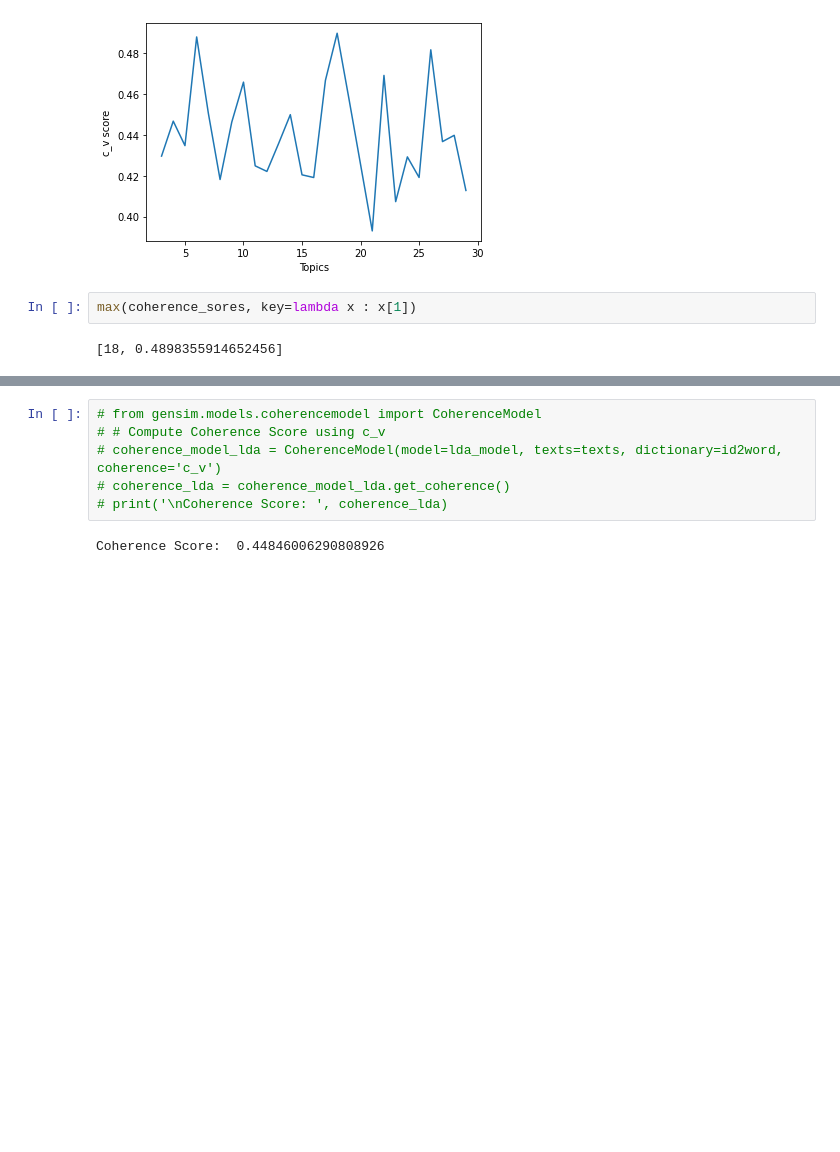
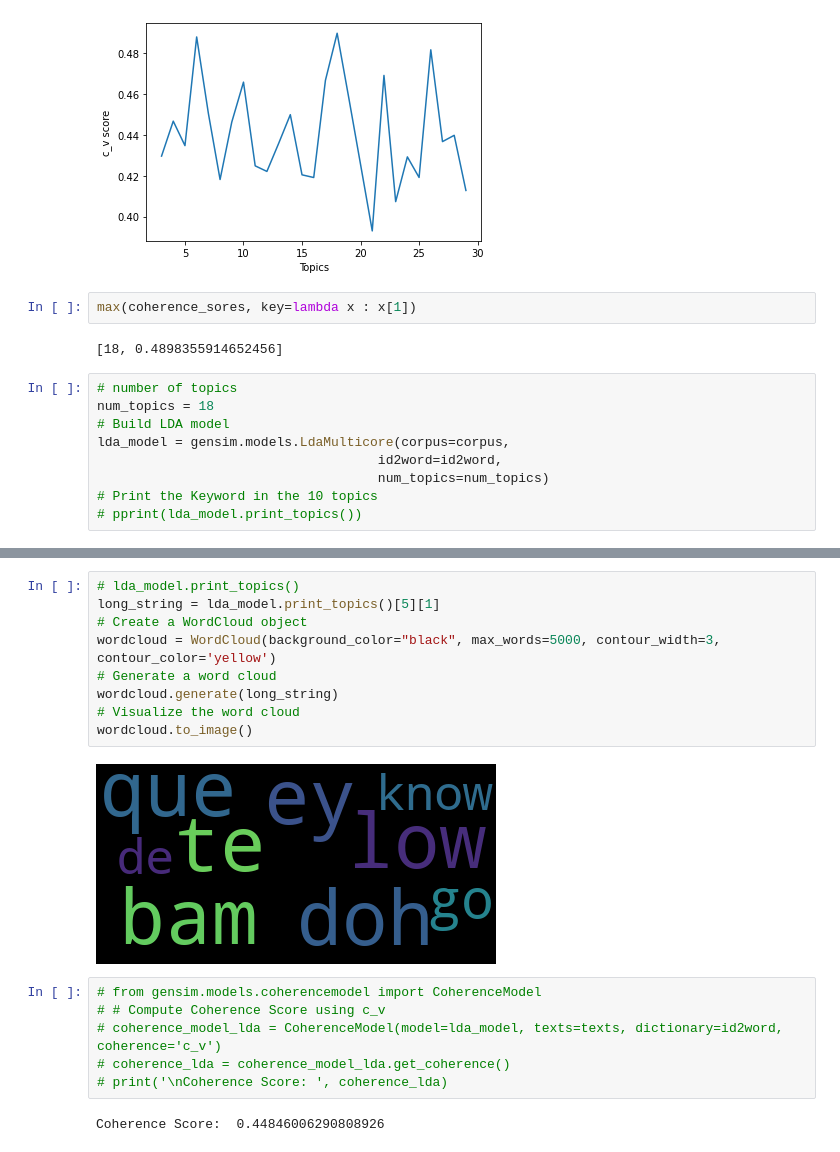
Before and after one commit to arora-ansh/HitPredictor-ML-Project, a Jupyter notebook: LDA.ipynb, the cells around one changed output, grey strips where cells are left out. Drawn from its saved outputs; the diff is of its cells as text; blank space fills up the shorter version.

```diff
--- a/LDA.ipynb
+++ b/LDA.ipynb
@@ -125,3 +125,12 @@ plt.show()
 max(coherence_sores, key=lambda x : x[1])
 # %% [output]
 [18, 0.4898355914652456]
+# %%
+# number of topics
+num_topics = 18
+# Build LDA model
+lda_model = gensim.models.LdaMulticore(corpus=corpus,
+                                    id2word=id2word,
+                                    num_topics=num_topics)
+# Print the Keyword in the 10 topics
+# pprint(lda_model.print_topics())
@@ -128,3 +155,14 @@ max(coherence_sores, key=lambda x : x[1])
+# %%
+# lda_model.print_topics()
+long_string = lda_model.print_topics()[5][1]
+# Create a WordCloud object
+wordcloud = WordCloud(background_color="black", max_words=5000, contour_width=3, contour_color='yellow')
+# Generate a word cloud
+wordcloud.generate(long_string)
+# Visualize the word cloud
+wordcloud.to_image()
+# %% [output]
+[figure, added]
 # %%
 # from gensim.models.coherencemodel import CoherenceModel
 # # Compute Coherence Score using c_v
```
Also changed, not shown: parts of 2 cells of this notebook, 4 other files.
